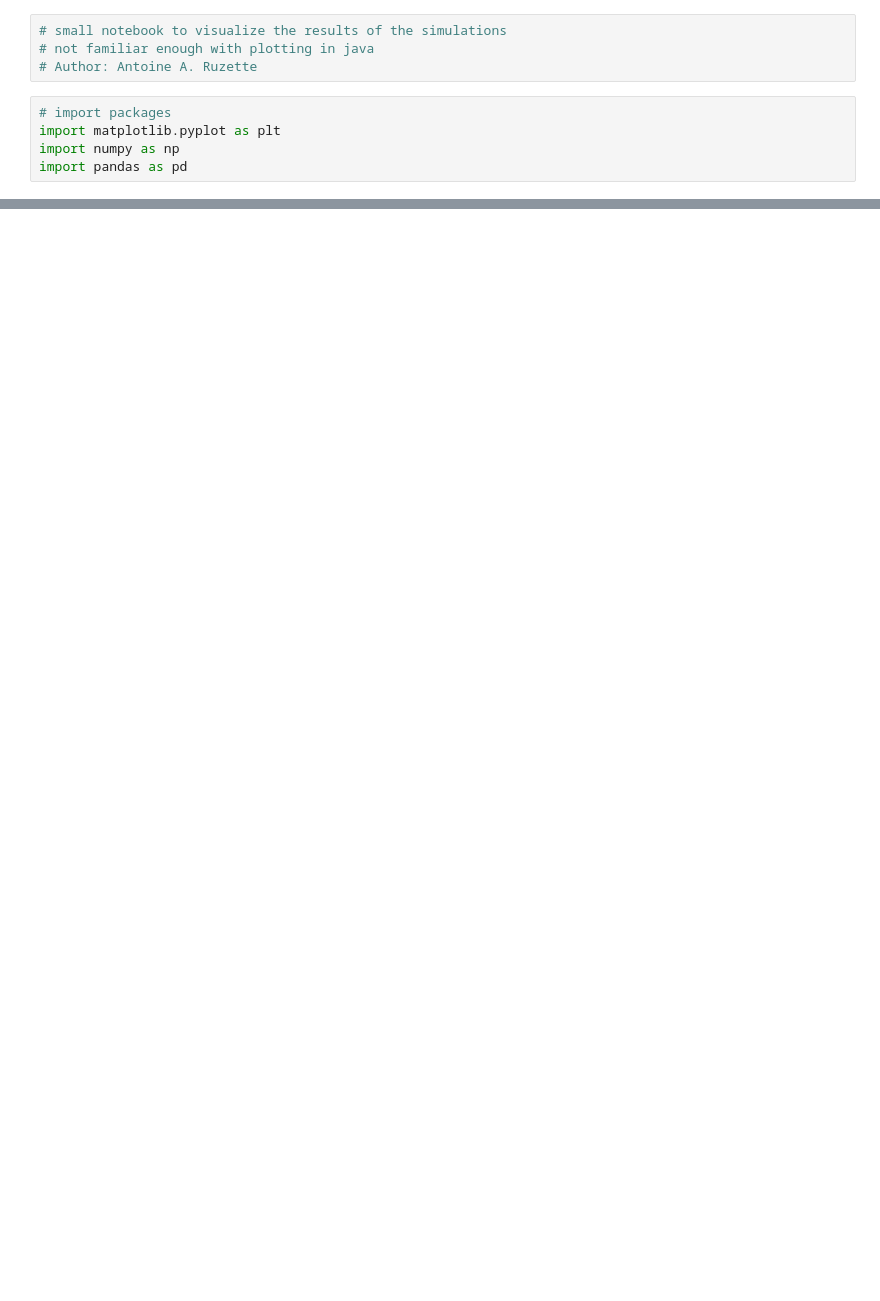
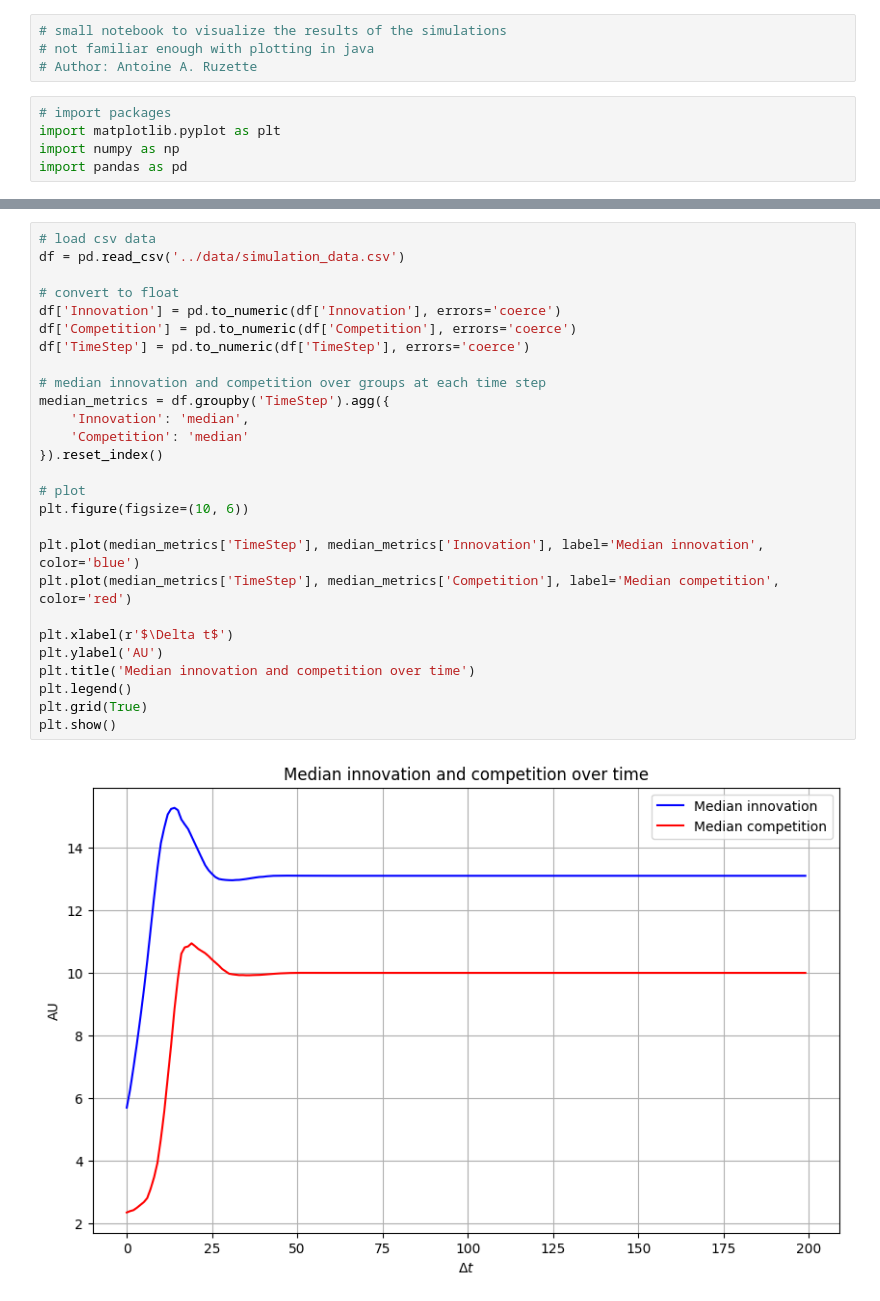
Before and after one commit to antoineruzette/innovation-competition-inspired-by-evolution, a Jupyter notebook: notebooks/plot.ipynb, the cells around one changed output, grey strips where cells are left out. Cells and saved outputs as stored; diff of their text form; blank space fills up the shorter version.

```diff
--- a/notebooks/plot.ipynb
+++ b/notebooks/plot.ipynb
@@ -36,0 +50,29 @@ plt.show()
+# %%
+# load csv data
+df = pd.read_csv('../data/simulation_data.csv')
+
+# convert to float
+df['Innovation'] = pd.to_numeric(df['Innovation'], errors='coerce')
+df['Competition'] = pd.to_numeric(df['Competition'], errors='coerce')
+df['TimeStep'] = pd.to_numeric(df['TimeStep'], errors='coerce')
+
+# median innovation and competition over groups at each time step
+median_metrics = df.groupby('TimeStep').agg({
+    'Innovation': 'median',
+    'Competition': 'median'
+}).reset_index()
+
+# plot
+plt.figure(figsize=(10, 6))
+
+plt.plot(median_metrics['TimeStep'], median_metrics['Innovation'], label='Median innovation', color='blue')
+plt.plot(median_metrics['TimeStep'], median_metrics['Competition'], label='Median competition', color='red')
+
+plt.xlabel(r'$\Delta t$')
+plt.ylabel('AU')
+plt.title('Median innovation and competition over time')
+plt.legend()
+plt.grid(True)
+plt.show()
+# %% [output]
+[figure, added]
```
Also changed, not shown: parts of 1 cell of this notebook, 3 other files.
